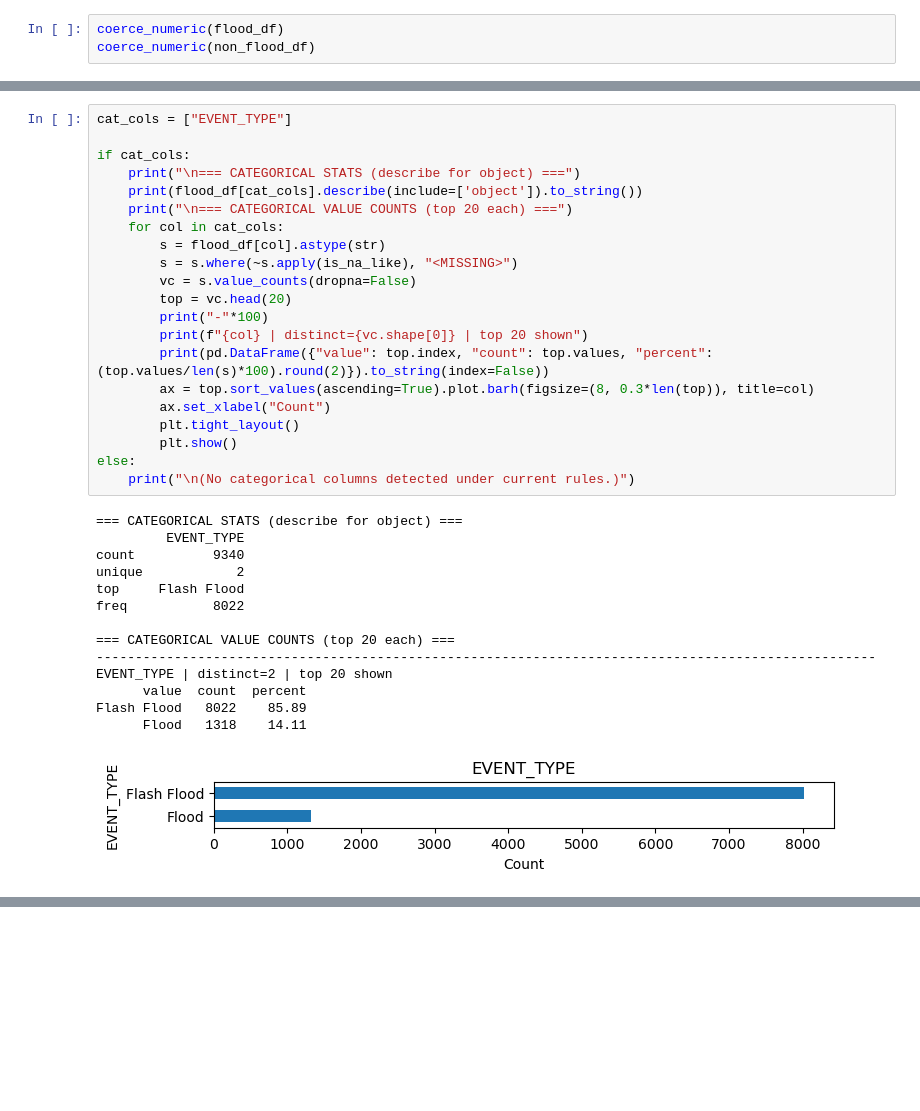
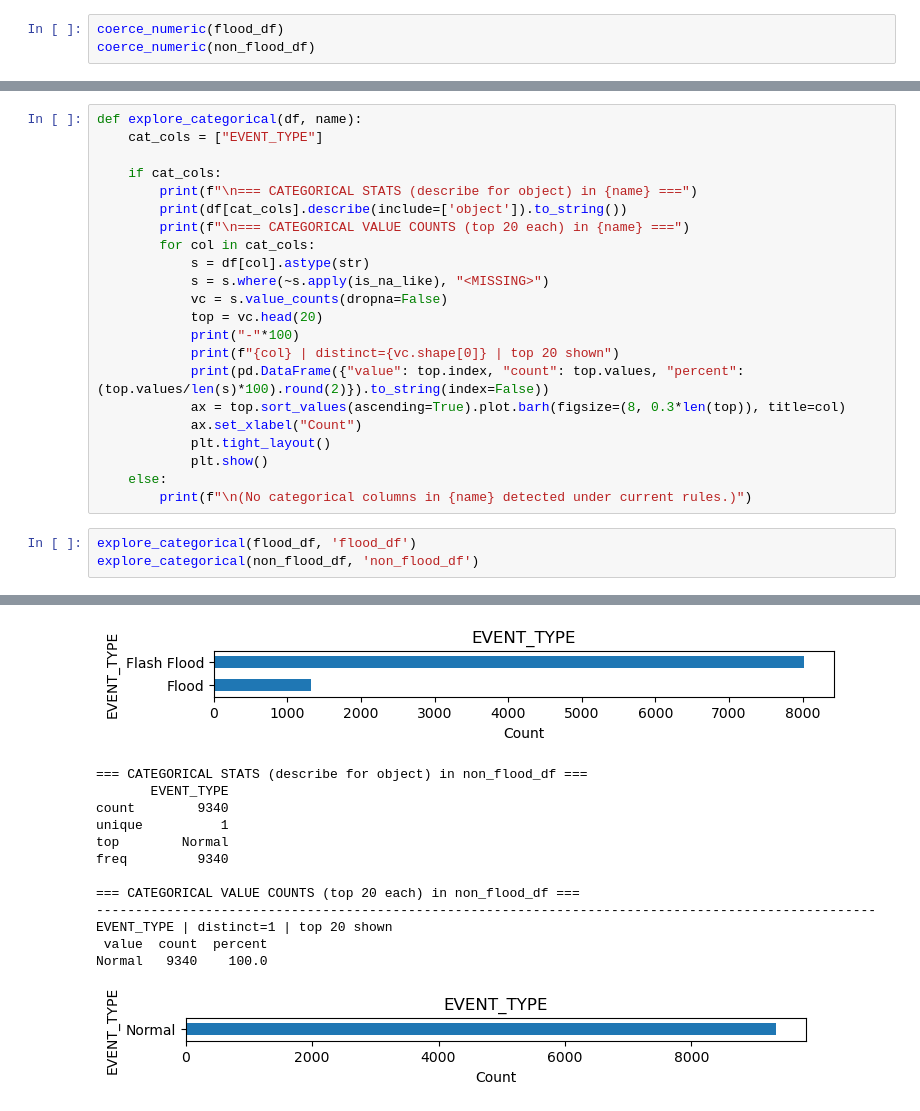
Before and after one commit to AnanthKothuri/GeospatialAIProject, a Jupyter notebook: DataExploration.ipynb, the cells around one changed output, grey strips where cells are left out. Saved outputs shown, nothing was run; the diff lists cells and outputs as text; blank space fills up the shorter version.

Commit message:
Cleans data and adds cleaning for non flood data

```diff
--- a/DataExploration.ipynb
+++ b/DataExploration.ipynb
@@ -123,36 +133,26 @@ soil_moisture_0_to_10cm_mean 9308.0    0.289   0.098    0.013    0.039    0.148
 # %%
-cat_cols = ["EVENT_TYPE"]
+def explore_categorical(df, name):
+    cat_cols = ["EVENT_TYPE"]
 
-if cat_cols:
-    print("\n=== CATEGORICAL STATS (describe for object) ===")
-    print(flood_df[cat_cols].describe(include=['object']).to_string())
-    print("\n=== CATEGORICAL VALUE COUNTS (top 20 each) ===")
-    for col in cat_cols:
-        s = flood_df[col].astype(str)
-        s = s.where(~s.apply(is_na_like), "<MISSING>")
-        vc = s.value_counts(dropna=False)
-        top = vc.head(20)
-        print("-"*100)
-        print(f"{col} | distinct={vc.shape[0]} | top 20 shown")
-        print(pd.DataFrame({"value": top.index, "count": top.values, "percent": (top.values/len(s)*100).round(2)}).to_string(index=False))
-        ax = top.sort_values(ascending=True).plot.barh(figsize=(8, 0.3*len(top)), title=col)
-        ax.set_xlabel("Count")
-        plt.tight_layout()
-        plt.show()
-else:
-    print("\n(No categorical columns detected under current rules.)")
+    if cat_cols:
+        print(f"\n=== CATEGORICAL STATS (describe for object) in {name} ===")
+        print(df[cat_cols].describe(include=['object']).to_string())
+        print(f"\n=== CATEGORICAL VALUE COUNTS (top 20 each) in {name} ===")
+        for col in cat_cols:
+            s = df[col].astype(str)
+            s = s.where(~s.apply(is_na_like), "<MISSING>")
+            vc = s.value_counts(dropna=False)
+            top = vc.head(20)
+            print("-"*100)
+            print(f"{col} | distinct={vc.shape[0]} | top 20 shown")
+            print(pd.DataFrame({"value": top.index, "count": top.values, "percent": (top.values/len(s)*100).round(2)}).to_string(index=False))
+            ax = top.sort_values(ascending=True).plot.barh(figsize=(8, 0.3*len(top)), title=col)
+            ax.set_xlabel("Count")
+            plt.tight_layout()
+            plt.show()
+    else:
+        print(f"\n(No categorical columns in {name} detected under current rules.)")
-# %% [output]
-=== CATEGORICAL STATS (describe for object) ===
-         EVENT_TYPE
-count          9340
-unique            2
-top     Flash Flood
-freq           8022
-
-=== CATEGORICAL VALUE COUNTS (top 20 each) ===
-----------------------------------------------------------------------------------------------------
-EVENT_TYPE | distinct=2 | top 20 shown
-      value  count  percent
-Flash Flood   8022    85.89
-      Flood   1318    14.11
-[figure, removed]
+# %%
+explore_categorical(flood_df, 'flood_df')
+explore_categorical(non_flood_df, 'non_flood_df')
+# %% [output]
@@ -159 +172,15 @@ Flash Flood   8022    85.89
+[figure, added]
+=== CATEGORICAL STATS (describe for object) in non_flood_df ===
+       EVENT_TYPE
+count        9340
+unique          1
+top        Normal
+freq         9340
+
+=== CATEGORICAL VALUE COUNTS (top 20 each) in non_flood_df ===
+----------------------------------------------------------------------------------------------------
+EVENT_TYPE | distinct=1 | top 20 shown
+ value  count  percent
+Normal   9340    100.0
+[figure, added]
 # %%
```
Also changed, not shown: parts of 20 cells of this notebook.
